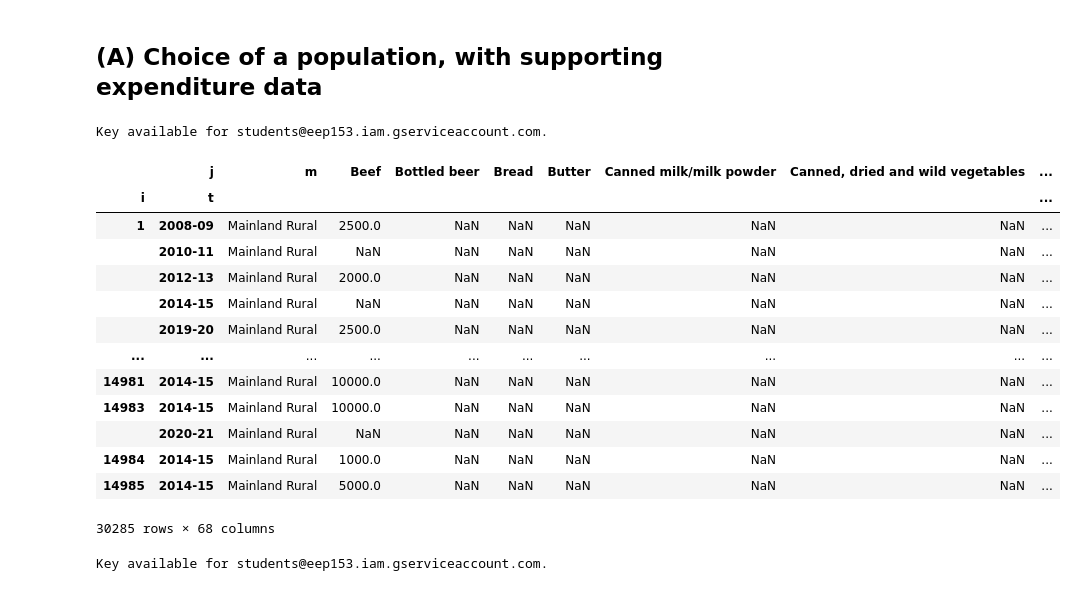
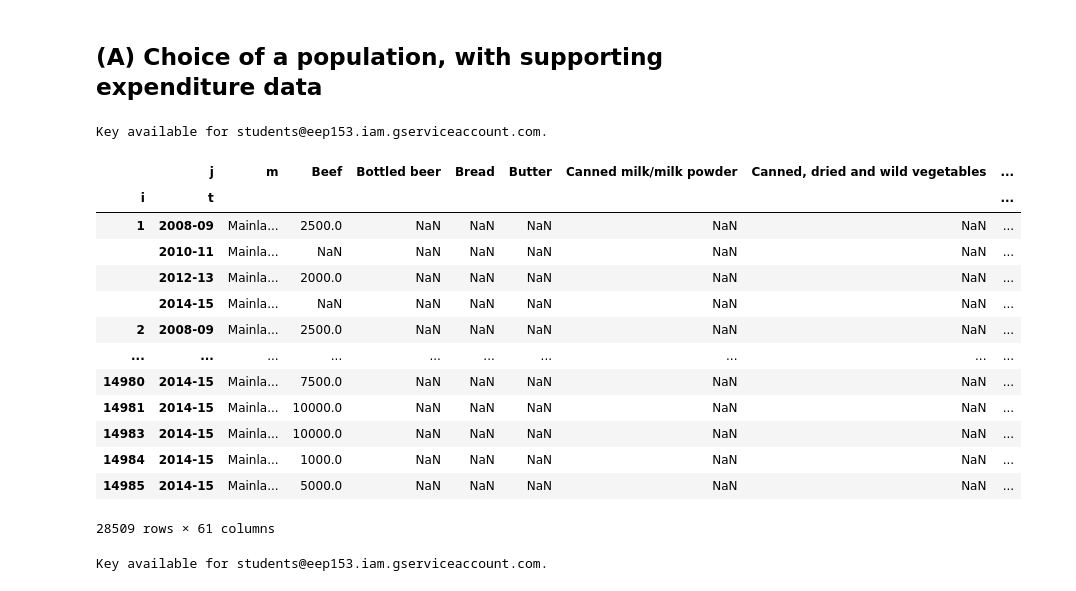
Before and after one commit to vkeroles/EEP153-SP23-Proj3, a Jupyter notebook: Team_E_code.ipynb, the cells around one changed output. Saved outputs shown, nothing was run; the diff lists cells and outputs as text; code cells hidden in the pictures.

```diff
--- a/Team_E_code.ipynb
+++ b/Team_E_code.ipynb
@@ -44,34 +44,41 @@ Tanzania_ProcessedFood_Data = '1UaFXpfQsB-VDq4MSVt2e9WoAXqc7Rmam_-u8dvcfleo'
 # %%
 import pandas as pd
 import numpy as np
 from eep153_tools.sheets import read_sheets
+import warnings
+warnings.filterwarnings('ignore')
+
+pd.set_option("max_colwidth", 10)
 
 # Pull Tazania Expenditures from Sheets
 x = read_sheets(Tanzania_Family_Data,sheet='Expenditures')
 x = x[x['m'] != 'Nan'] #Remove rows with no location
 x = x.astype({'i':'int64'})
+x = x[x.t != '2019-20']
+x = x[x.t != '2020-21']
+
 
 # Reformat Expedentures databases to match structure
 x = x.pivot_table(values='value_purchase', index=['i','t','m'], columns=['j'], aggfunc='first')
 x = x.replace(0,np.nan) # Replace zeros with missing
 x = x.reset_index(level=['m'])
 x
 # %% [output]
 Key available for students@eep153.iam.gserviceaccount.com.
 |  | j | m | Beef | Bottled beer | Bread | Butter | Canned milk/milk powder | Canned, dried and wild vegetables | ... |
 | i | t |  |  |  |  |  |  |  | ... |
-| 1 | 2008-09 | Mainland Rural | 2500.0 | NaN | NaN | NaN | NaN | NaN | ... |
-|  | 2010-11 | Mainland Rural | NaN | NaN | NaN | NaN | NaN | NaN | ... |
-|  | 2012-13 | Mainland Rural | 2000.0 | NaN | NaN | NaN | NaN | NaN | ... |
-|  | 2014-15 | Mainland Rural | NaN | NaN | NaN | NaN | NaN | NaN | ... |
-|  | 2019-20 | Mainland Rural | 2500.0 | NaN | NaN | NaN | NaN | NaN | ... |
+| 1 | 2008-09 | Mainla... | 2500.0 | NaN | NaN | NaN | NaN | NaN | ... |
+|  | 2010-11 | Mainla... | NaN | NaN | NaN | NaN | NaN | NaN | ... |
+|  | 2012-13 | Mainla... | 2000.0 | NaN | NaN | NaN | NaN | NaN | ... |
+|  | 2014-15 | Mainla... | NaN | NaN | NaN | NaN | NaN | NaN | ... |
+| 2 | 2008-09 | Mainla... | 2500.0 | NaN | NaN | NaN | NaN | NaN | ... |
 | ... | ... | ... | ... | ... | ... | ... | ... | ... | ... |
-| 14981 | 2014-15 | Mainland Rural | 10000.0 | NaN | NaN | NaN | NaN | NaN | ... |
-| 14983 | 2014-15 | Mainland Rural | 10000.0 | NaN | NaN | NaN | NaN | NaN | ... |
-|  | 2020-21 | Mainland Rural | NaN | NaN | NaN | NaN | NaN | NaN | ... |
-| 14984 | 2014-15 | Mainland Rural | 1000.0 | NaN | NaN | NaN | NaN | NaN | ... |
-| 14985 | 2014-15 | Mainland Rural | 5000.0 | NaN | NaN | NaN | NaN | NaN | ... |
+| 14980 | 2014-15 | Mainla... | 7500.0 | NaN | NaN | NaN | NaN | NaN | ... |
+| 14981 | 2014-15 | Mainla... | 10000.0 | NaN | NaN | NaN | NaN | NaN | ... |
+| 14983 | 2014-15 | Mainla... | 10000.0 | NaN | NaN | NaN | NaN | NaN | ... |
+| 14984 | 2014-15 | Mainla... | 1000.0 | NaN | NaN | NaN | NaN | NaN | ... |
+| 14985 | 2014-15 | Mainla... | 5000.0 | NaN | NaN | NaN | NaN | NaN | ... |
-30285 rows × 68 columns
+28509 rows × 61 columns
 # %%
 # Use to match round to year structure of Expenditures
 t_map = {1: '2008-09', 2:'2010-11', 3: '2012-13', 4:'2014-15'}
```
Also changed, not shown: parts of 20 cells of this notebook.
